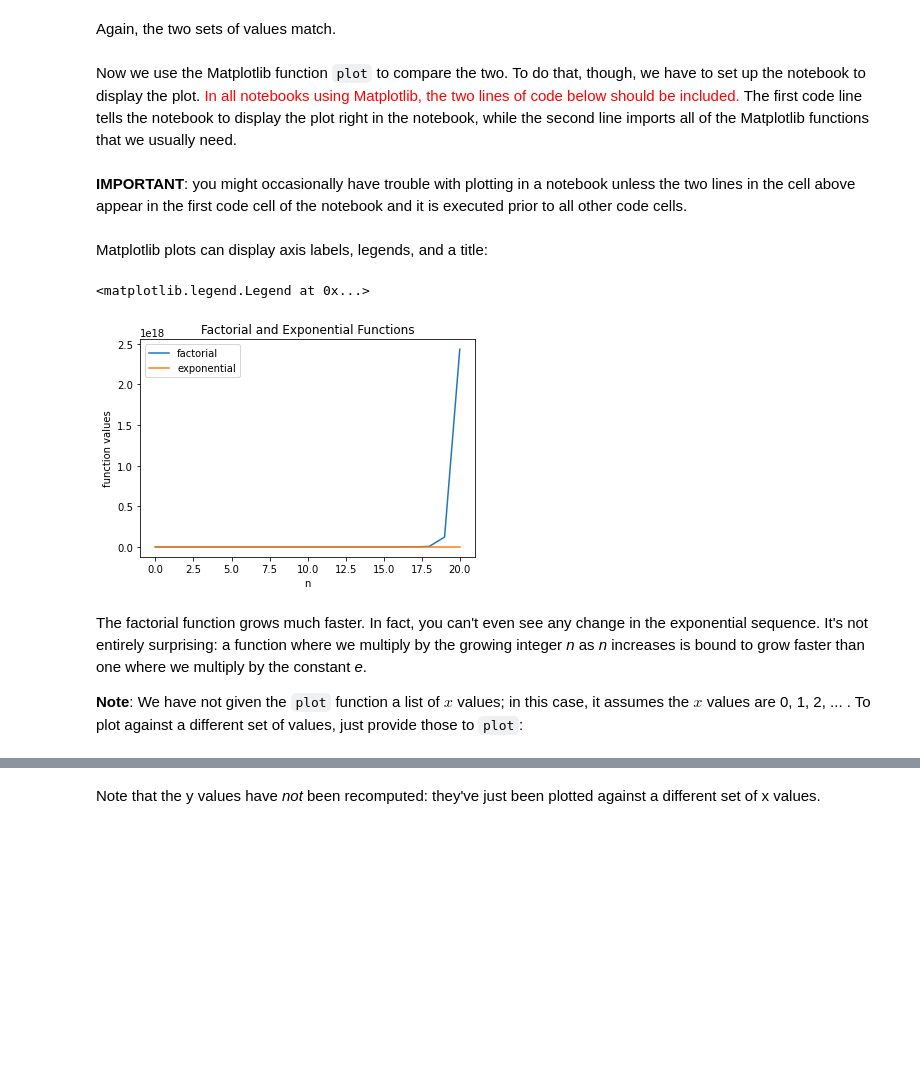
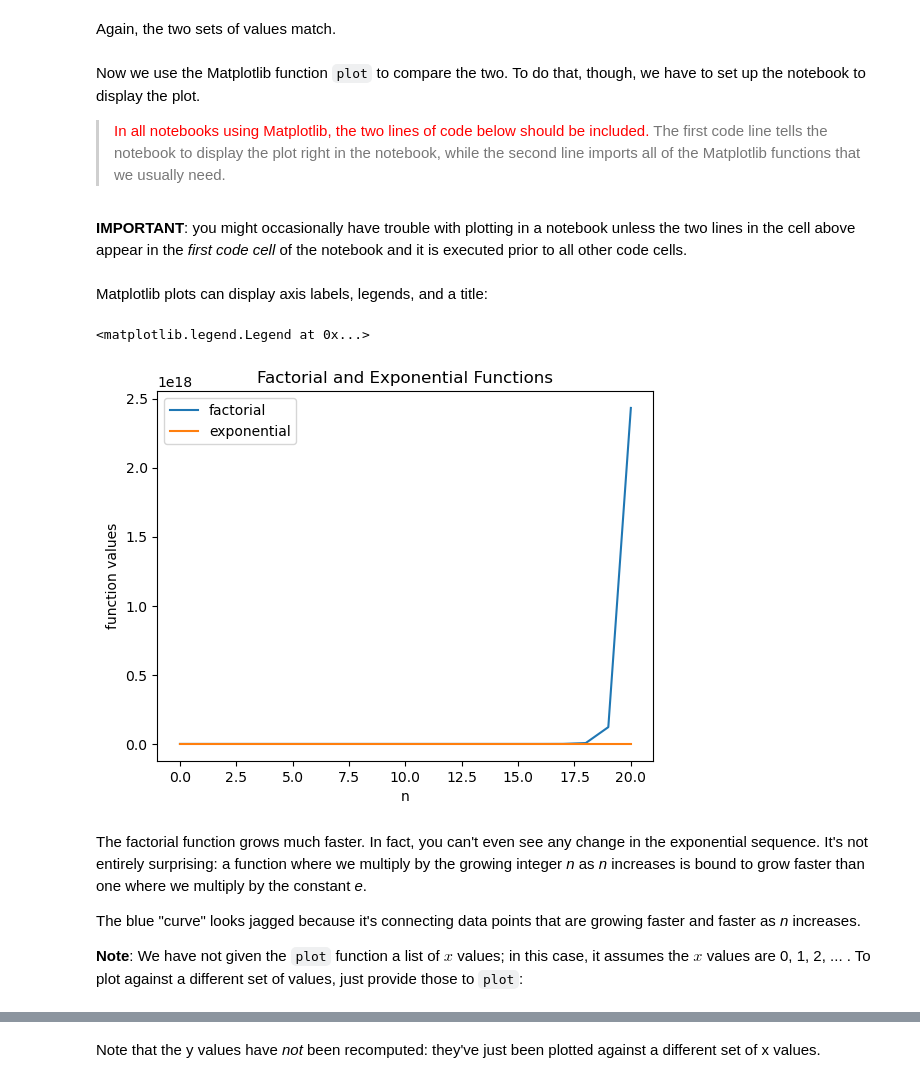
Before and after one commit to BrynMawrCollege/TIDES, a Jupyter notebook: notebooks/Computational_Module-01B-PythonIntro.ipynb, the cells around one changed output, grey strips where cells are left out. Saved outputs shown, nothing was run; the diff lists cells and outputs as text; code cells hidden in the pictures; blank space fills up the shorter version.

```diff
--- a/notebooks/Computational_Module-01B-PythonIntro.ipynb
+++ b/notebooks/Computational_Module-01B-PythonIntro.ipynb
@@ -862,11 +935,10 @@ Now back to creating the list of exponential values...
 # %%
-import math
-explist = []                      # create empty list
+exp_list = []                    # create empty list
 
 for i in range(21):
-    explist.append(math.e ** i)   # append element e**i to the list as i runs from 0 to 20
+    exp_list.append(np.e ** i)   # append element e**i to the list as i runs from 0 to 15
 
-print(explist)
+print(exp_list)
 # %% [output]
 [1.0, 2.718281828459045, 7.3890560989306495, 20.085536923187664, 54.59815003314423, 148.41315910257657, 403.428793492735, 1096.6331584284583, 2980.957987041727, 8103.08392757538, 22026.465794806703, 5 ...
 # %% [markdown]
@@ -874,8 +946,8 @@ To use method (ii), we need to create a set of values 1-20 and then compute the
 # %%
-intarray = np.arange(0,21,1,'i')   # array of integers 0 --> 20
+int_array = np.arange(0,21,1,'i')   # array of integers 0 --> 20
 
-explist = np.exp(intarray)         # compute exponentials of all array elements
-print(explist)
+exp_list = np.exp(int_array)         # compute exponentials of all array elements
+print(exp_list)
 # %% [output]
 [1.00000000e+00 2.71828183e+00 7.38905610e+00 2.00855369e+01
  5.45981500e+01 1.48413159e+02 4.03428793e+02 1.09663316e+03
@@ -890,10 +962,10 @@ Next let's generate the factorials, first using method (i):
 # %%
-factlist = []                             # create empty list
+fact_list = []                             # create empty list
 
 for i in range(21):
-    factlist.append(math.factorial(i))    # compute newest value and append to list
+    fact_list.append(np.math.factorial(i))    # compute newest value and append to list
 
-print(factlist)
+print(fact_list)
 # %% [output]
 [1, 1, 2, 6, 24, 120, 720, 5040, 40320, 362880, 3628800, 39916800, 479001600, 6227020800, 87178291200, 1307674368000, 20922789888000, 355687428096000, 6402373705728000, 121645100408832000, 24329020081 ...
 # %% [markdown]
@@ -908,26 +980,30 @@ print(factlist)
 # %% [markdown]
 Again, the two sets of values match.
 # %% [markdown]
-Now we use the Matplotlib function `plot` to compare the two.  To do that, though, we have to set up the notebook to display the plot.  <font color="red">In all notebooks using Matplotlib, the two lines of code below should be included.</font>  The first code line tells the notebook to display the plot right in the notebook, while the second line imports all of the  Matplotlib functions that we usually need.
+Now we use the Matplotlib function `plot` to compare the two.  To do that, though, we have to set up the notebook to display the plot.
+
+> <font color="red">In all notebooks using Matplotlib, the two lines of code below should be included.</font>  The first code line tells the notebook to display the plot right in the notebook, while the second line imports all of the  Matplotlib functions that we usually need.
 # %%
 %matplotlib inline
 from matplotlib.pyplot import *
 # %% [markdown]
-**IMPORTANT**: you might occasionally have trouble with plotting in a notebook unless the two lines in the cell above appear in the first code cell of the notebook and it is executed prior to all other code cells.
+**IMPORTANT**: you might occasionally have trouble with plotting in a notebook unless the two lines in the cell above appear in the *first code cell* of the notebook and it is executed prior to all other code cells.
 # %% [markdown]
 Matplotlib plots can display axis labels, legends, and a title:
 # %%
-plot(factlist, label="factorial")
-plot(explist, label="exponential")
-xlabel("n")
-ylabel("function values")
-title("Factorial and Exponential Functions")
-legend()
+plot(fact_list, '-', label="factorial")         # plot the factorial list
+plot(exp_list, label="exponential")             # plot the exponential list
+xlabel("n")                                     # label the x axis
+ylabel("function values")                       # label the y axis
+title("Factorial and Exponential Functions")    # add a title
+legend()                                        # create a legend using the "label" values in the "plot" statements
 # %% [output]
 <matplotlib.legend.Legend at 0x...>
-[figure, old version]
+[figure, new version]
 # %% [markdown]
 The factorial function grows much faster. In fact, you can't even see any change in the exponential sequence. It's not entirely surprising: a function where we multiply by the growing integer *n* as *n* increases is bound to grow faster than one where we multiply by the constant *e*.
 
+The blue "curve" looks jagged because it's connecting data points that are growing faster and faster as *n* increases.
+
 **Note**: We have not given the `plot` function a list of $x$ values; in this case, it assumes the $x$ values are 0, 1, 2, ... .  To plot against a different set of values, just provide those to `plot`:
 # %%
```
Also changed, not shown: parts of 91 cells of this notebook, 16 other files.
